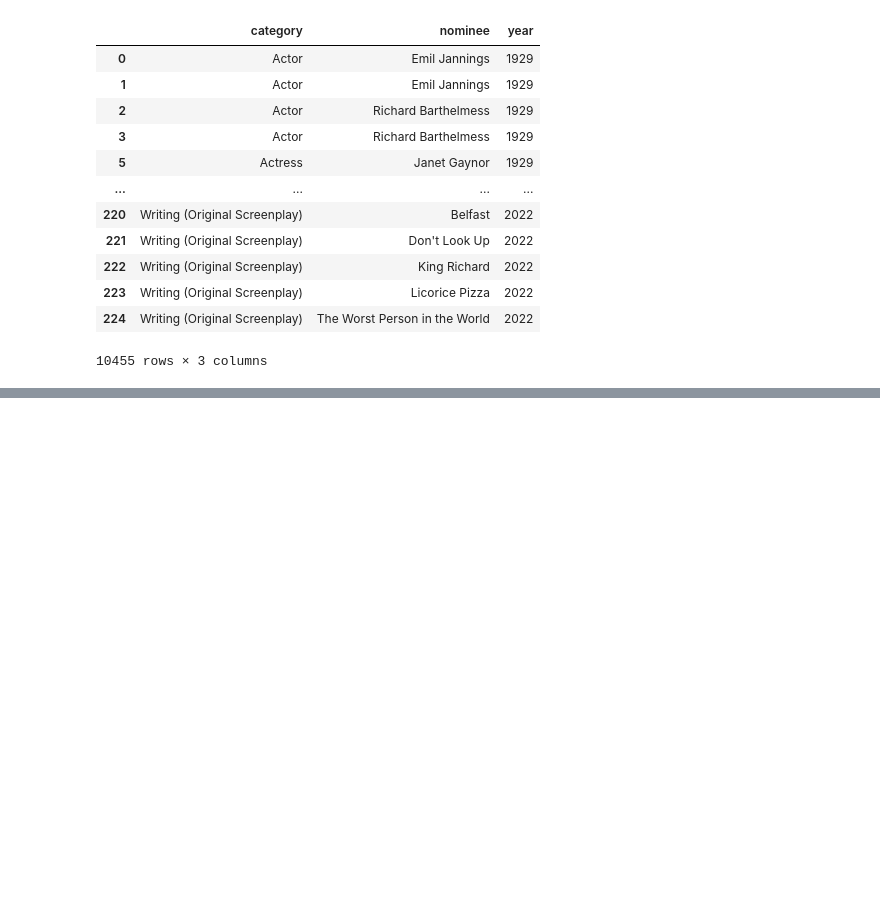
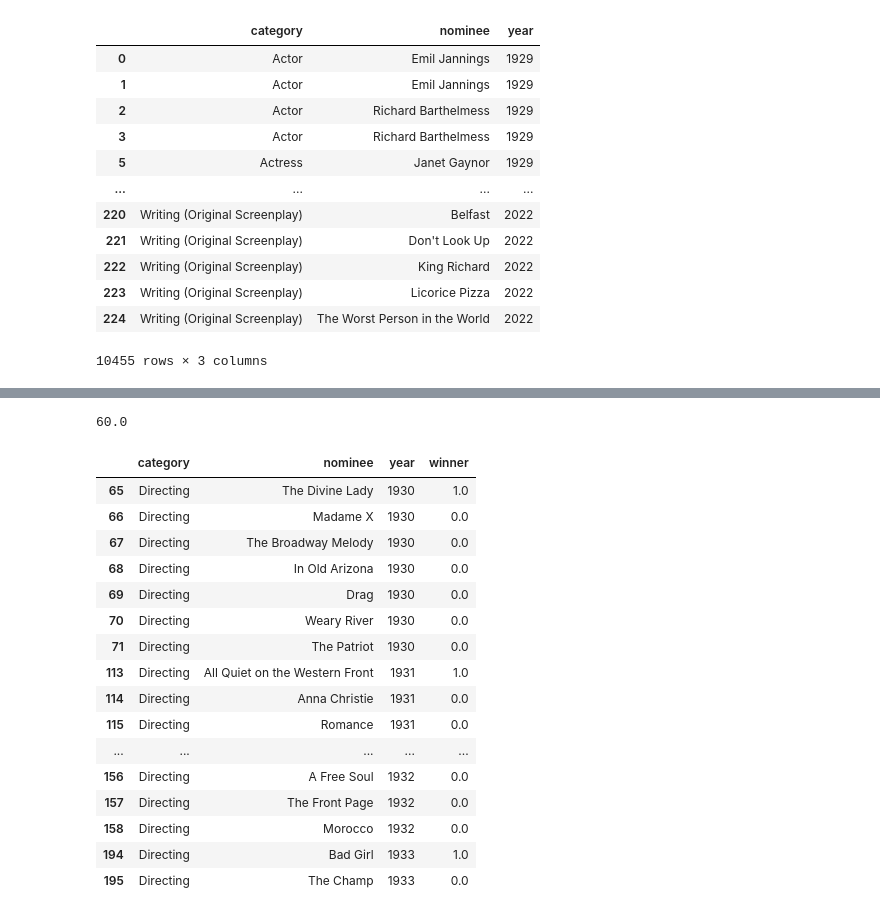
Before and after one commit to zoeteets/capstone, a Jupyter notebook: oscars.org_scrape_clean.ipynb, the cells around one changed output, grey strips where cells are left out. Cells and saved outputs as stored; diff of their text form; code cells hidden in the pictures; blank space fills up the shorter version.

```diff
--- a/oscars.org_scrape_clean.ipynb
+++ b/oscars.org_scrape_clean.ipynb
@@ -389,3 +329,7 @@ df
 | 223 | Writing (Original Screenplay) | Licorice Pizza | 2022 |
 | 224 | Writing (Original Screenplay) | The Worst Person in the World | 2022 |
 10455 rows × 3 columns
+# %%
+full_df = df.merge(winner_df, how='left', on=('category', 'nominee'), copy=False)
+full_df = full_df.drop(columns={'year_y'}).rename(columns={'year_x':'year'})
+full_df
@@ -391,0 +350,4 @@ df
+# %%
+full_df['winner'] = full_df['winner'].fillna(0)
+full_df = full_df.drop_duplicates()
+full_df
@@ -391,0 +404,4 @@ df
+# %%
+bp_df.winner.sum()
+# %% [output]
+60.0
@@ -391,0 +412,21 @@ df
+# %%
+director_df = full_df.loc[full_df['category']=='Directing']
+director_df.head(20)
+# %% [output]
+|  | category | nominee | year | winner |
+| 65 | Directing | The Divine Lady | 1930 | 1.0 |
+| 66 | Directing | Madame X | 1930 | 0.0 |
+| 67 | Directing | The Broadway Melody | 1930 | 0.0 |
+| 68 | Directing | In Old Arizona | 1930 | 0.0 |
+| 69 | Directing | Drag | 1930 | 0.0 |
+| 70 | Directing | Weary River | 1930 | 0.0 |
+| 71 | Directing | The Patriot | 1930 | 0.0 |
+| 113 | Directing | All Quiet on the Western Front | 1931 | 1.0 |
+| 114 | Directing | Anna Christie | 1931 | 0.0 |
+| 115 | Directing | Romance | 1931 | 0.0 |
+| ... | ... | ... | ... | ... |
+| 156 | Directing | A Free Soul | 1932 | 0.0 |
+| 157 | Directing | The Front Page | 1932 | 0.0 |
+| 158 | Directing | Morocco | 1932 | 0.0 |
+| 194 | Directing | Bad Girl | 1933 | 1.0 |
+| 195 | Directing | The Champ | 1933 | 0.0 |
```
Also changed, not shown: parts of 30 cells of this notebook, 3 other files.
